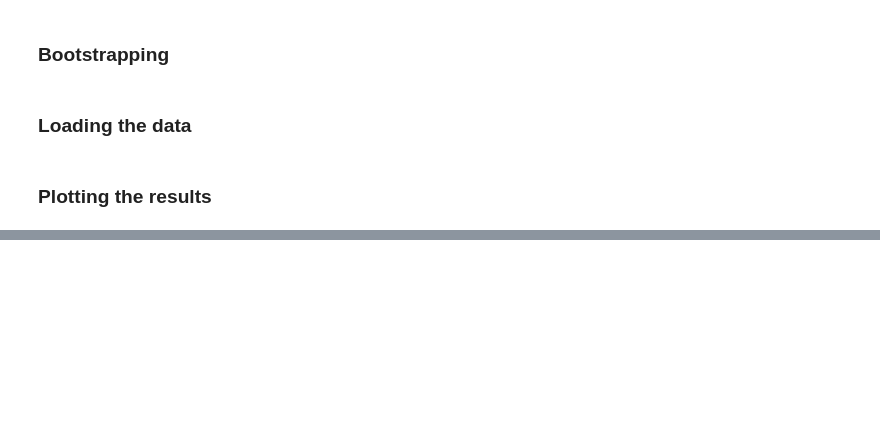
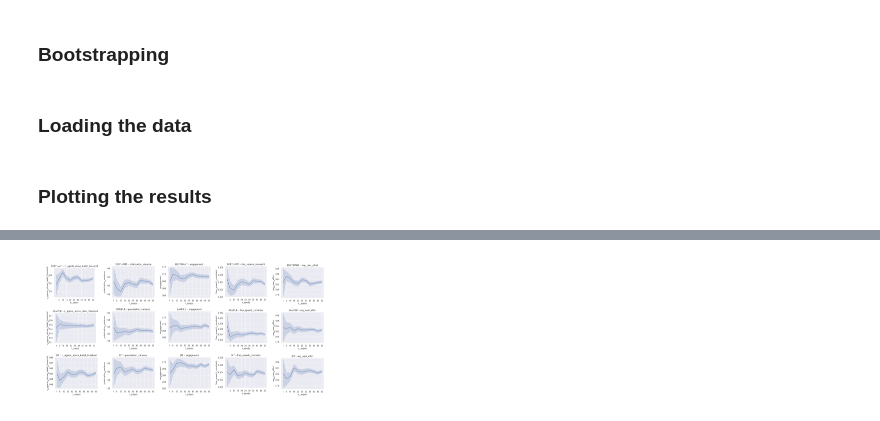
Before and after one commit to felicity-reddel/MisinfoPy, a Jupyter notebook: dmdu/exploration/seed_analysis_bootstrap.ipynb, the cells around one changed output, grey strips where cells are left out. Drawn from its saved outputs; the diff is of its cells as text; code cells hidden in the pictures; blank space fills up the shorter version.

```diff
--- a/dmdu/exploration/seed_analysis_bootstrap.ipynb
+++ b/dmdu/exploration/seed_analysis_bootstrap.ipynb
@@ -119,3 +120,56 @@ plot_all_metrics(data_dict, bufn)
+# %%
+from dmdu.utils_dmdu import get_outcome_names
+
+images = []
+
+models = [BeliefUpdate.DEFFUANT, BeliefUpdate.SAMPLE, BeliefUpdate.SIT]
+metrics = get_outcome_names()
+
+
+for metric in metrics:
+    for model in models:
+        file_name = f'{model.name}_{metric}.png'
+        img = plt.imread(file_name)
+        images.append(img)
+
+fig, axes = plt.subplots(3, 5, figsize=(5,2.5))
+plt.subplots_adjust(wspace=0.05, hspace=0.0)
+axes[0,0].imshow(images[0])
+axes[1,0].imshow(images[1])
+axes[2,0].imshow(images[2])
+axes[0,1].imshow(images[3])
+axes[1,1].imshow(images[4])
+axes[2,1].imshow(images[5])
+axes[0,2].imshow(images[6])
+axes[1,2].imshow(images[7])
+axes[2,2].imshow(images[8])
+axes[0,3].imshow(images[9])
+axes[1,3].imshow(images[10])
+axes[2,3].imshow(images[11])
+axes[0,4].imshow(images[12])
+axes[1,4].imshow(images[13])
+axes[2,4].imshow(images[14])
+
+
+axes[0,0].axis('off')
+axes[1,0].axis('off')
+axes[2,0].axis('off')
+axes[0,1].axis('off')
+axes[1,1].axis('off')
+axes[2,1].axis('off')
+axes[0,2].axis('off')
+axes[1,2].axis('off')
+axes[2,2].axis('off')
+axes[0,3].axis('off')
+axes[1,3].axis('off')
+axes[2,3].axis('off')
+axes[0,4].axis('off')
+axes[1,4].axis('off')
+axes[2,4].axis('off')
+
+fig.savefig('seed_analysis.png', dpi=300, bbox_inches='tight', pad_inches=0.0)
+# %% [output]
+[figure, added]
 # %%
 # # Started attempt at subplotting
 # # - uses subplot code from belief_distribution_checks
```
Also changed, not shown: parts of 6 cells of this notebook.
